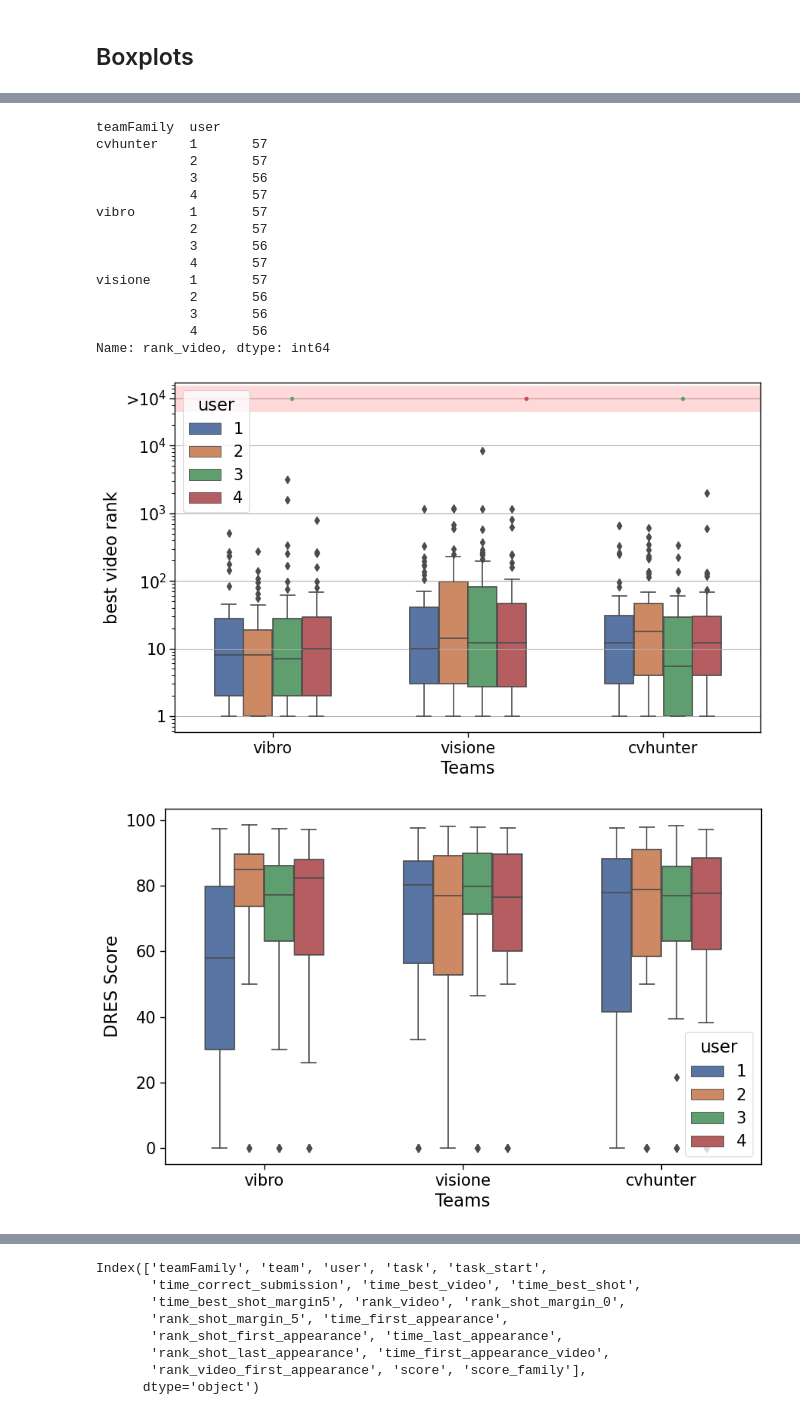
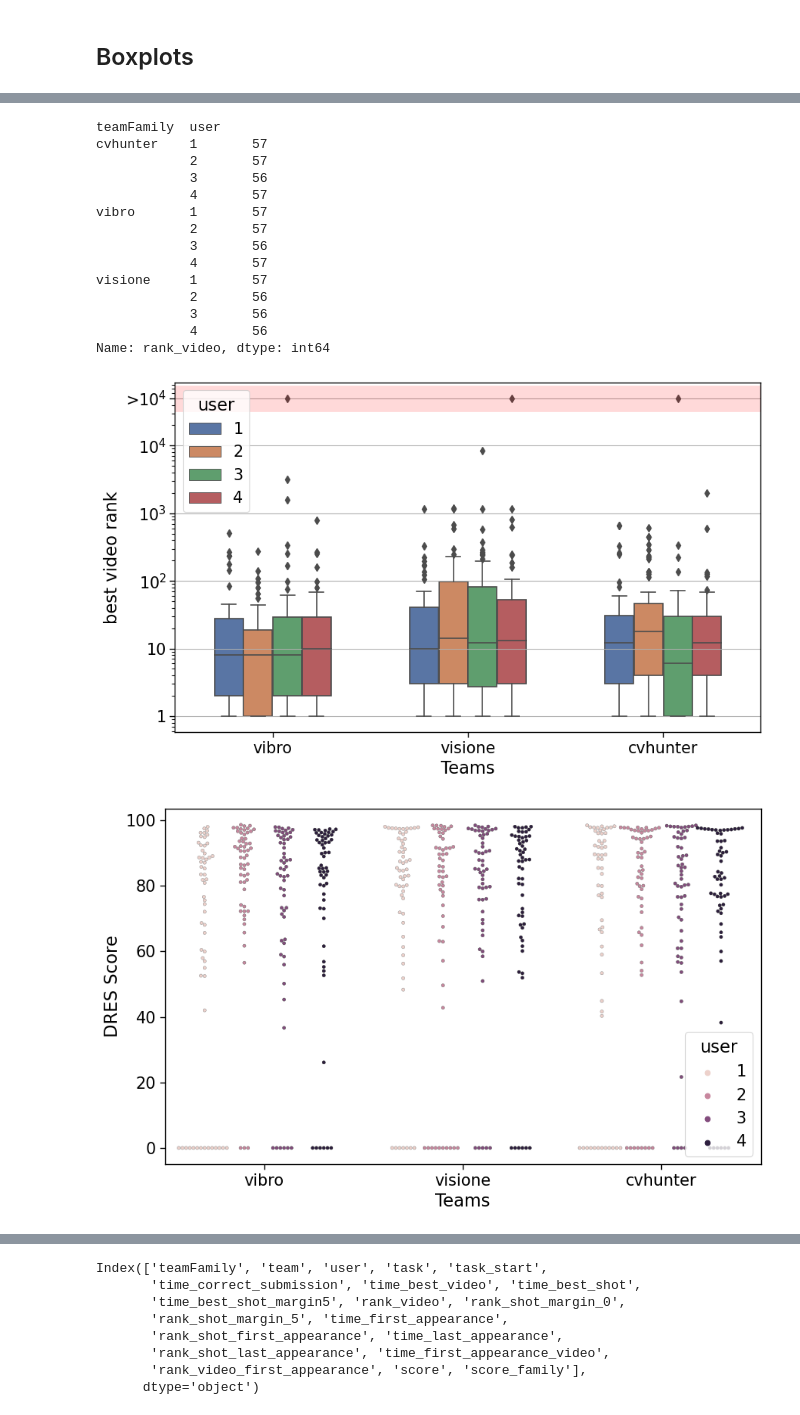
Before and after one commit to Visual-Computing/VBS22-Post-Evaluation, a Jupyter notebook: notebooks/Teams_Results_Analysis.ipynb, the cells around one changed output, grey strips where cells are left out. Drawn from its saved outputs; the diff is of its cells as text; code cells hidden in the pictures.

```diff
--- a/notebooks/Teams_Results_Analysis.ipynb
+++ b/notebooks/Teams_Results_Analysis.ipynb
@@ -276,16 +312,16 @@ ax.set_yticks([10 ** x for x in r] + [where_missing_data_is])
 ax.set_yticklabels(['1' if x == 0 else '10' if x == 1 else f'10$^{x}$' for x in r] + [f'>10$^{r[-1]}$'])
 ax.yaxis.grid(True)
 
-
+df.sort_values(by=[plot_column_name])
+df.loc[df[plot_column_name] == -1, plot_column_name] = where_missing_data_is
 # Plots boxplots
 #sns.
 sns.boxplot(x="teamFamily", hue="user", y=plot_column_name, data=df[df[plot_column_name] != -1], width=.6, palette="deep", order=["vibro", "visione", "cvhunter"])
 
-df.sort_values(by=[plot_column_name])
-df.loc[df[plot_column_name] == -1, 'unknow_rank'] = where_missing_data_is
 
 
-sns.swarmplot(x="teamFamily", hue="user", y='unknow_rank', data=df,size=4, dodge=True, alpha=1,order=["vibro", "visione", "cvhunter"], palette="deep")
+
+#sns.swarmplot(x="teamFamily", hue="user", y='unknow_rank', data=df,size=4, dodge=True, alpha=1,order=["vibro", "visione", "cvhunter"], palette="deep")
 
 ax.axhline(y=where_missing_data_is, linewidth=25, color='r', alpha=0.15)
 ax.set(xlabel="Teams")
@@ -312,29 +348,28 @@ visione     1       57
             3       56
             4       56
 Name: rank_video, dtype: int64
-[figure, old version]
+[figure, new version]
 # %%
 
 plot_column_name="score"
 df=df_results.copy()
 df = df[[plot_column_name, "teamFamily", "user", "task"]]
 f, ax = plt.subplots(figsize=[10, 6])
-sns.boxplot(x="teamFamily", hue="user", y=plot_column_name, data=df[df[plot_column_name] != -1], width=.6,
-                            palette="deep", order=["vibro", "visione", "cvhunter"])
-#sns.swarmplot(x="teamFamily", hue="user", y=plot_column_name, data=df,size=4, linewidth=.3, dodge=True, alpha=0.4)
+#sns.boxplot(x="teamFamily", hue="user", y=plot_column_name, data=df[df[plot_column_name] != -1], width=.6, palette="deep", order=["vibro", "visione", "cvhunter"])
+sns.swarmplot(x="teamFamily", hue="user", y=plot_column_name, data=df,size=3, linewidth=.3, dodge=True, alpha=1,order=["vibro", "visione", "cvhunter"])
 #
 
 handles, labels = ax.get_legend_handles_labels()
 ax.legend(handles[:4], labels[:4], title="user", loc="lower right")  # , ncol=2,)
 
 
 #ax.yaxis.grid(True)
 ax.set(xlabel="Teams")
 ax.set(ylabel="DRES Score")
 # sns.despine(trim=True, left=True)
 plt.savefig(f'{output_dir}/kis_{plot_column_name}_boxplot.pdf', format='pdf', bbox_inches="tight")
 # %% [output]
-[figure, old version]
+[figure, new version]
 # %%
 plot_column_name="score_family"
 df=df_results.copy()
```
Also changed, not shown: parts of 4 cells of this notebook, 1 other file.
